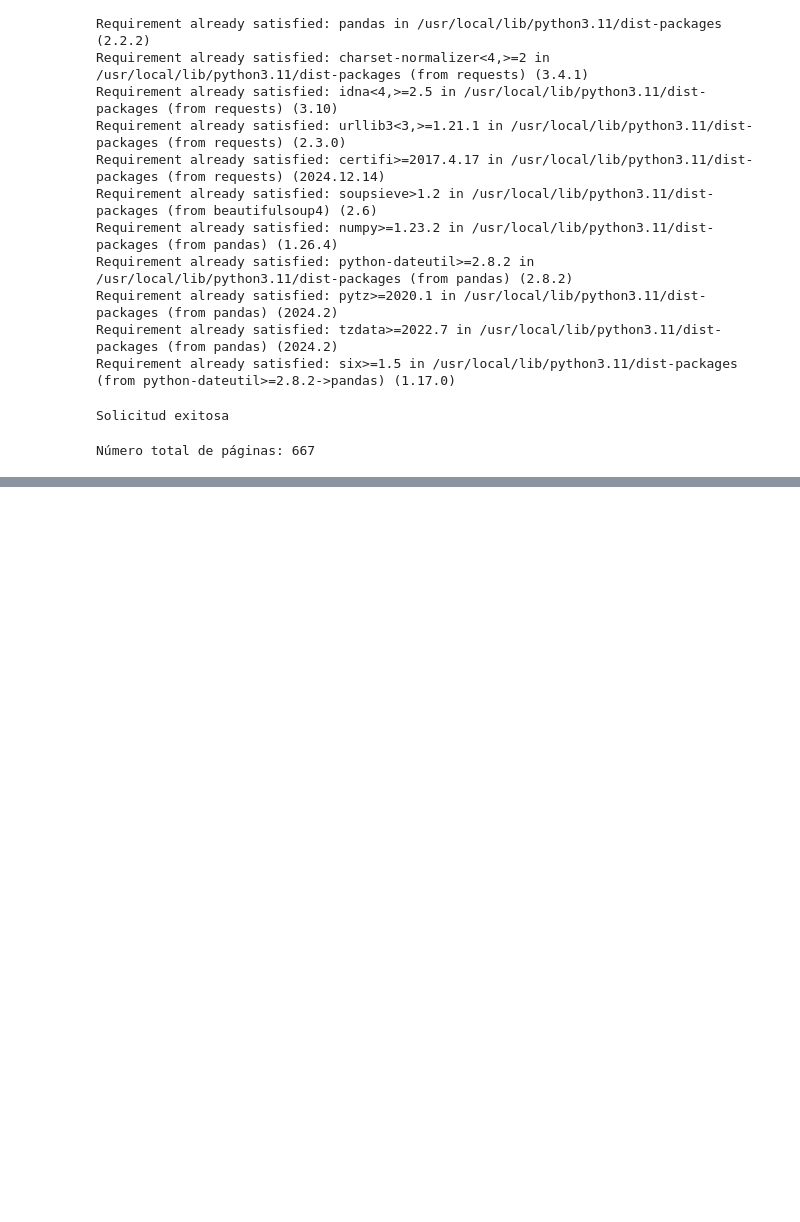
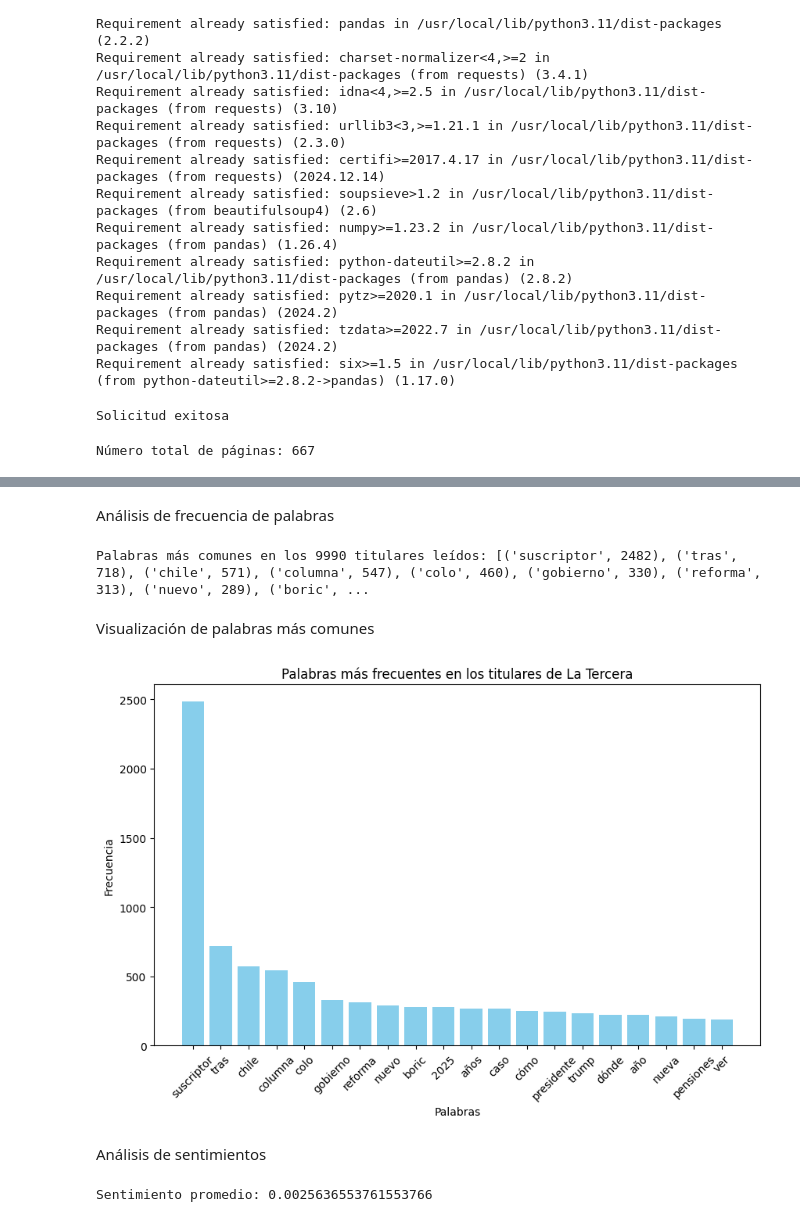
Before and after one commit to diegooyarcet/headline-analysis, a Jupyter notebook: headline_analysis.ipynb, the cells around one changed output, grey strips where cells are left out. Saved outputs shown, nothing was run; the diff lists cells and outputs as text; code cells hidden in the pictures; blank space fills up the shorter version.

Commit message:
Análisis de texto, graficos de frecuencia y análisis de sentimiento

```diff
--- a/headline_analysis.ipynb
+++ b/headline_analysis.ipynb
@@ -148,0 +172,14 @@ PÁGINA 2
+# %%
+lemmatizer = WordNetLemmatizer()
+stop_words = set(stopwords.words('spanish'))
+# %%
+def preprocess_text(text):
+  text = text.lower()
+  text = re.sub(r'[^\w\s]', '', text)
+  tokens = word_tokenize(text)
+  tokens = [lemmatizer.lemmatize(word) for word in tokens if word not in stop_words]
+
+  return tokens
+# %%
+df['tokens'] = df['headline'].apply(preprocess_text)
+print(df[['headline', 'tokens']].head())
@@ -148,0 +200,2 @@ PÁGINA 2
+# %% [markdown]
+Análisis de frecuencia de palabras
@@ -148,0 +204,10 @@ PÁGINA 2
+# %%
+all_tokens = [word for tokens in df['tokens'] for word in tokens]
+word_counts = Counter(all_tokens)
+most_common_words = word_counts.most_common(20)
+
+print(f"Palabras más comunes en los {len(df['headline'])} titulares leídos: {most_common_words}")
+# %% [output]
+Palabras más comunes en los 9990 titulares leídos: [('suscriptor', 2482), ('tras', 718), ('chile', 571), ('columna', 547), ('colo', 460), ('gobierno', 330), ('reforma', 313), ('nuevo', 289), ('boric', ...
+# %% [markdown]
+Visualización de palabras más comunes
@@ -148,0 +216,14 @@ PÁGINA 2
+# %%
+words, counts = zip(*most_common_words)
+
+plt.figure(figsize=(10,6))
+plt.bar(words, counts, color='skyblue')
+plt.title('Palabras más frecuentes en los titulares de La Tercera')
+plt.xticks(rotation=45)
+plt.xlabel('Palabras')
+plt.ylabel('Frecuencia')
+plt.show()
+# %% [output]
+[figure, added]
+# %% [markdown]
+Análisis de sentimientos
@@ -148,0 +240,7 @@ PÁGINA 2
+# %%
+df['sentiment'] = df['headline'].apply(sentiment_analysis)
+
+avg_sentiment = df['sentiment'].mean()
+print(f"Sentimiento promedio: {avg_sentiment}")
+# %% [output]
+Sentimiento promedio: 0.0025636553761553766
```
Also changed, not shown: parts of 10 cells of this notebook.
